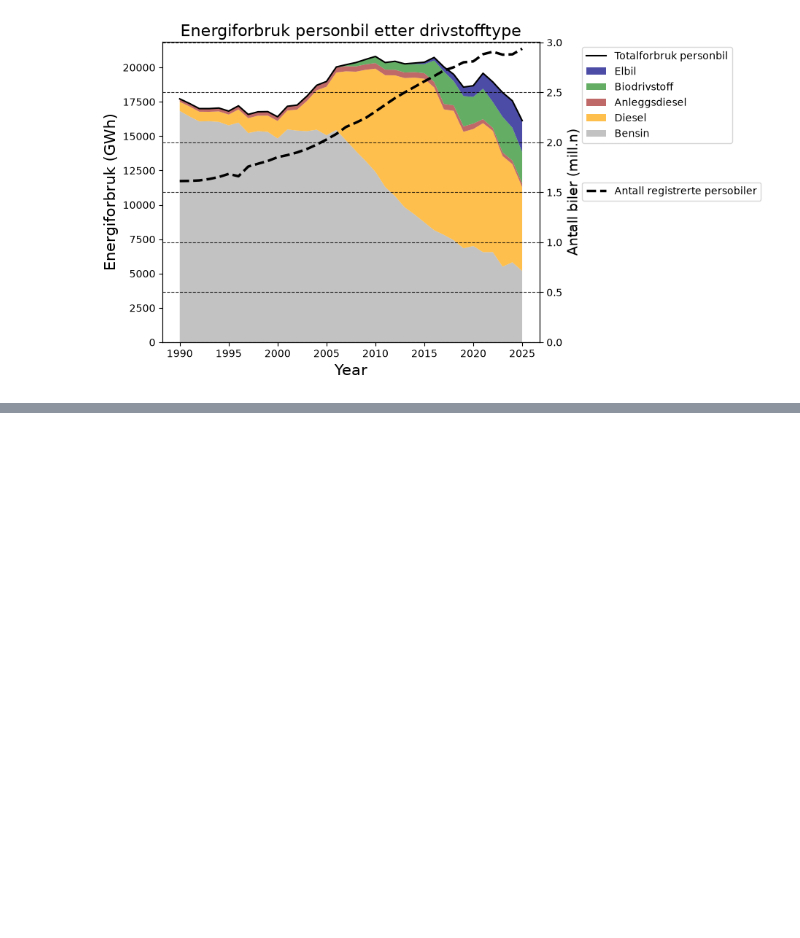
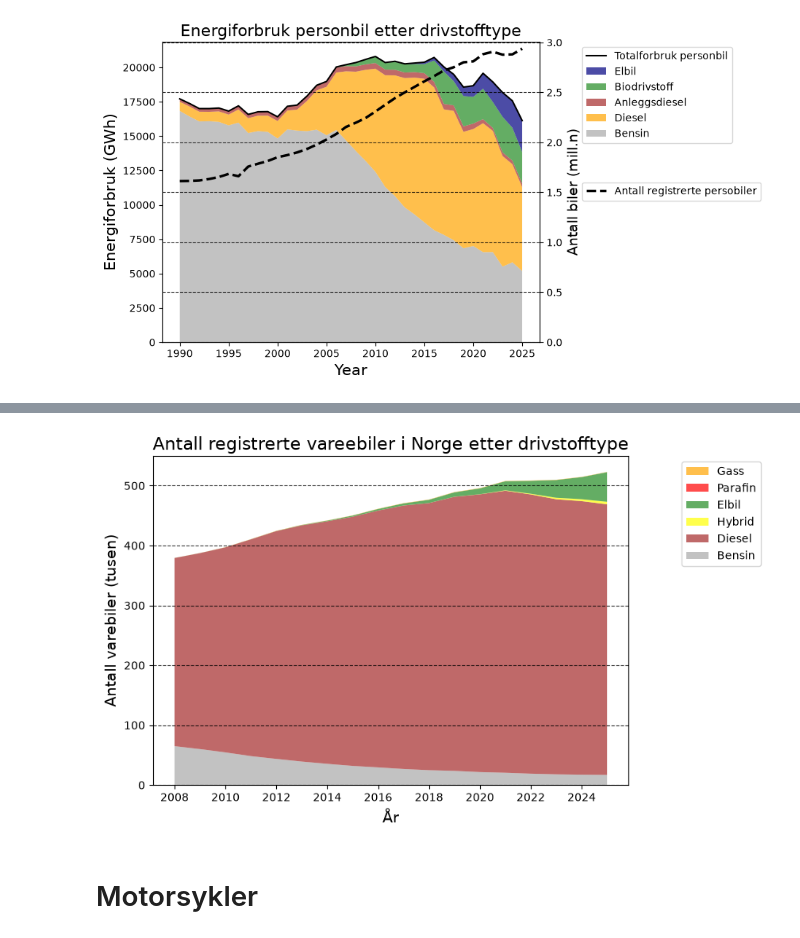
Before and after one commit to Oyvind-Aas/Electricity_and_Energy, a Jupyter notebook: Electricity_exploring.ipynb, the cells around one changed output, grey strips where cells are left out. Saved outputs shown, nothing was run; the diff lists cells and outputs as text; code cells hidden in the pictures; blank space fills up the shorter version.

```diff
--- a/Electricity_exploring.ipynb
+++ b/Electricity_exploring.ipynb
@@ -368,0 +547,37 @@ fig.show()
+# %%
+varebiler = kjøretøy_drivstofftype.filter(regex='Varebil')
+# %%
+bensin = varebiler.filter(regex=r'\d{4} 1$').iloc[0].to_numpy()
+diesel = varebiler.filter(regex=r'\d{4} 2$').iloc[0].to_numpy()
+parafin = varebiler.filter(regex=r'\d{4} 3$').iloc[0].to_numpy()
+gass = varebiler.filter(regex=r'\d{4} 4$').iloc[0].to_numpy()
+el = varebiler.filter(regex=r'\d{4} 5$').iloc[0].to_numpy()
+hybrid = varebiler.filter(regex=r'\d{4} 6$').iloc[0].to_numpy()
+# %%
+fig, ax = plt.subplots()
+
+ax.set_xlabel('År', fontsize = 14)
+ax.set_ylabel('Antall varebiler (tusen)', color='black', fontsize = 14)
+
+ax.stackplot(
+    year,
+    bensin/1e3, diesel/1e3, hybrid/1e3 , el/1e3 ,  parafin/1e3, gass/1e3,
+    labels=['Bensin', 'Diesel', 'Hybrid', 'Elbil', 'Parafin' , 'Gass'],
+    colors=['darkgrey', 'brown', 'yellow', 'forestgreen', 'red' , 'orange'],
+    alpha=0.7
+)
+
+ax.xaxis.set_major_locator(MaxNLocator(integer=True))
+
+fig.tight_layout()
+fig.set_figheight(5)
+fig.set_figwidth(7)
+ax.set_title('Antall registrerte vareebiler i Norge etter drivstofftype', fontsize = 16)
+ax.legend(fontsize='medium', loc='upper left', bbox_to_anchor=(1.1, 1), reverse=True)
+
+plt.grid(axis='y', linestyle='--', alpha=0.8, color ='black')
+plt.show()
+# %% [output]
+[figure, added]
+# %% [markdown]
+# Motorsykler
```
Also changed, not shown: parts of 20 cells of this notebook.
